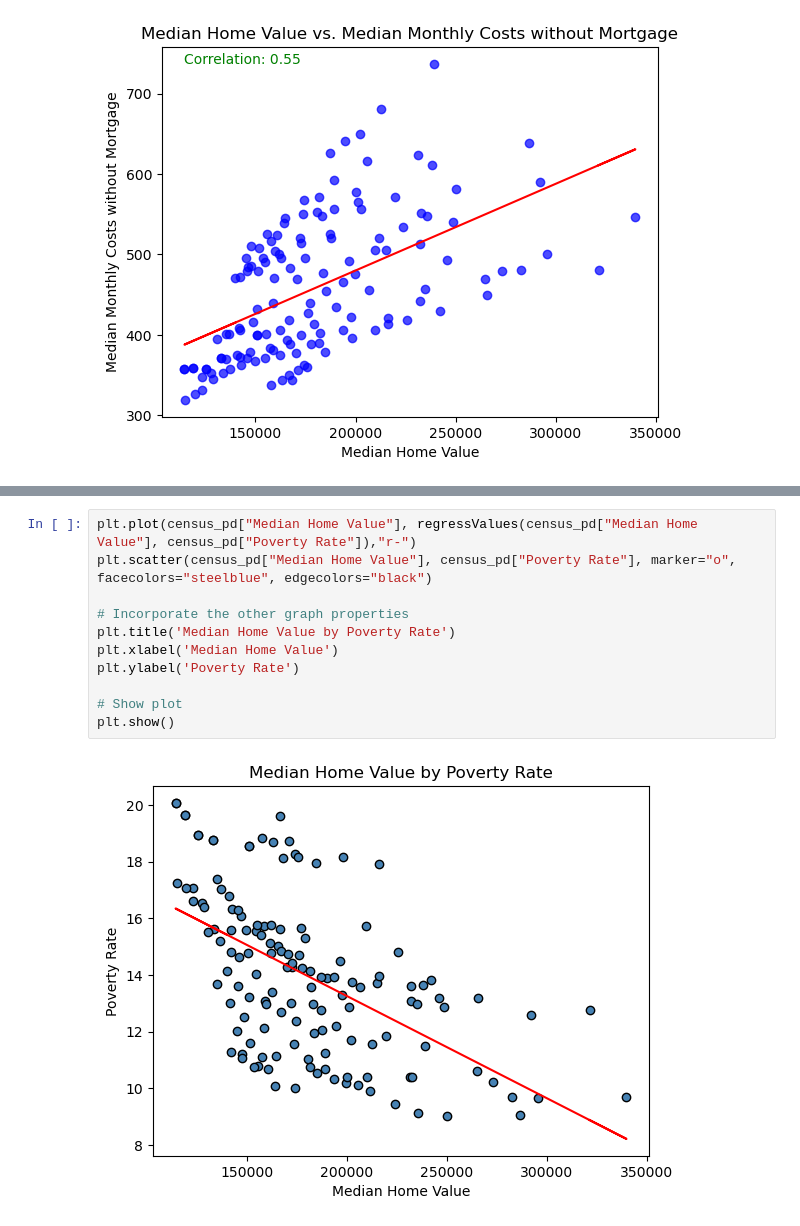
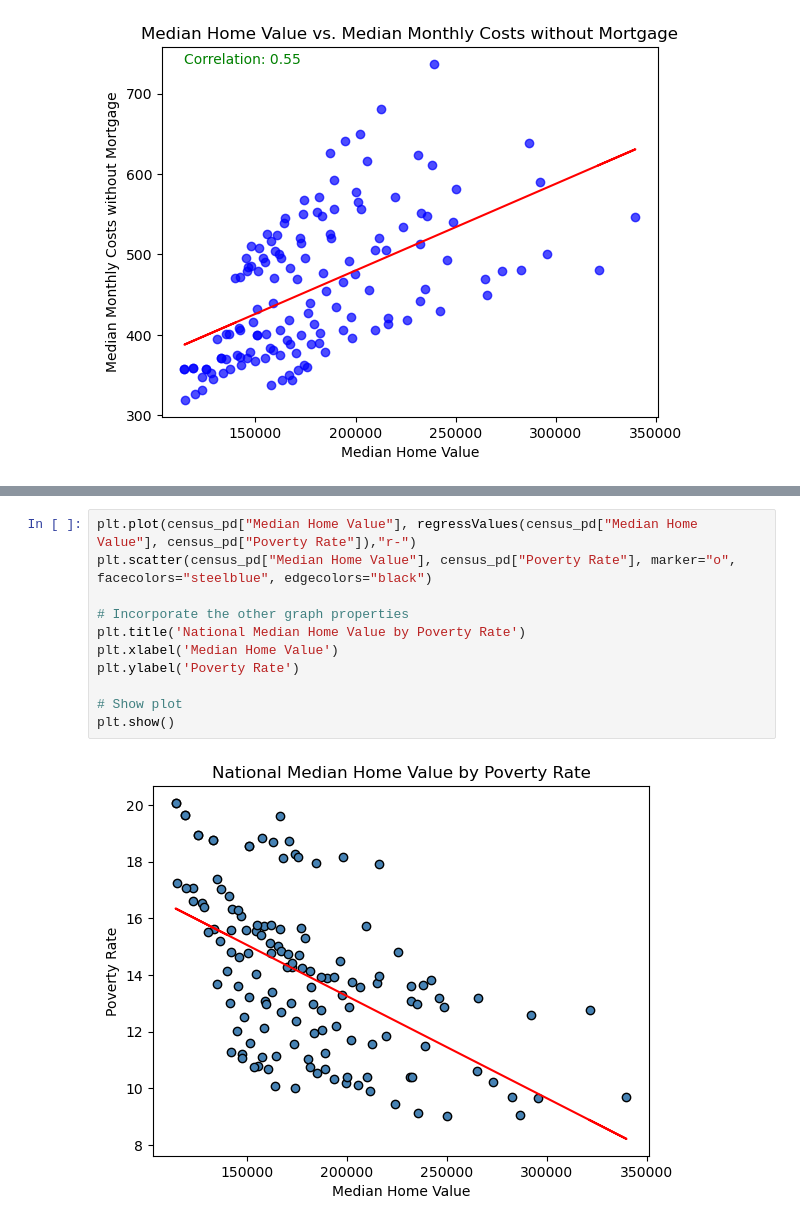
Before and after one commit to cmhillm75/US-Housing-Trends, a Jupyter notebook: nationwide.ipynb, the cells around one changed output, grey strips where cells are left out. Cells and saved outputs as stored; diff of their text form.

Commit message:
rename graphs

```diff
--- a/nationwide.ipynb
+++ b/nationwide.ipynb
@@ -291,13 +291,13 @@ plt.show()
 # %%
 plt.plot(census_pd["Median Home Value"], regressValues(census_pd["Median Home Value"], census_pd["Poverty Rate"]),"r-")
 plt.scatter(census_pd["Median Home Value"], census_pd["Poverty Rate"], marker="o", facecolors="steelblue", edgecolors="black")
 
 # Incorporate the other graph properties
-plt.title('Median Home Value by Poverty Rate')
+plt.title('National Median Home Value by Poverty Rate')
 plt.xlabel('Median Home Value')
 plt.ylabel('Poverty Rate')
 
 # Show plot
 plt.show()
 # %% [output]
-[figure, old version]
+[figure, new version]
```
Also changed, not shown: parts of 3 cells of this notebook.
